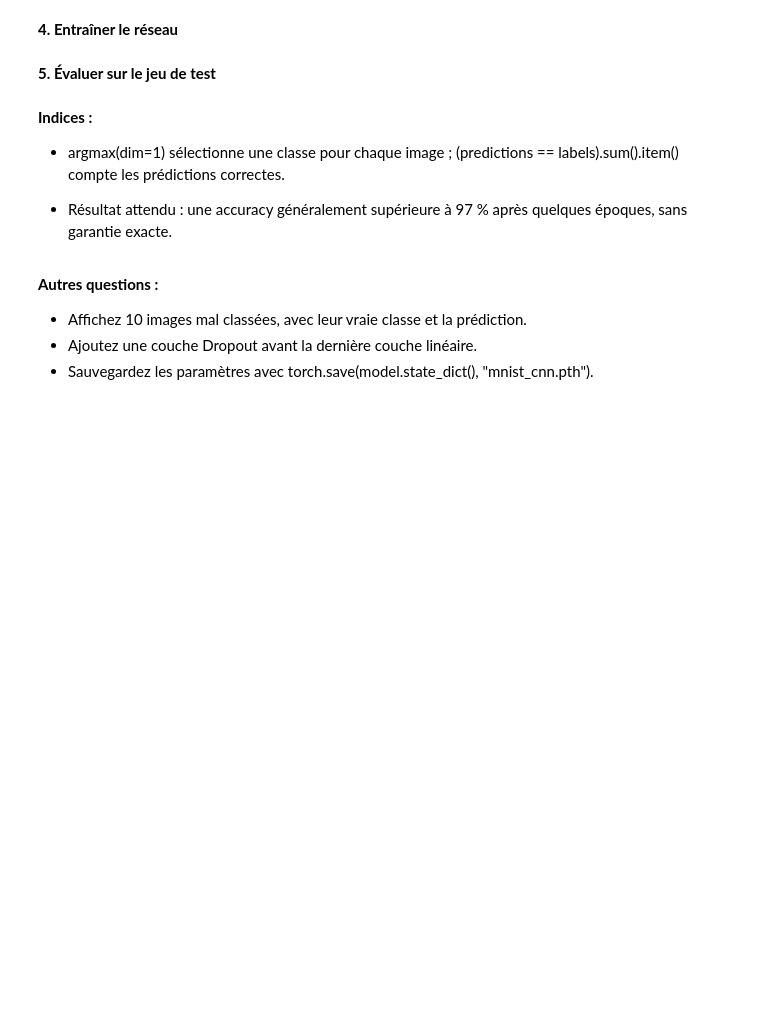
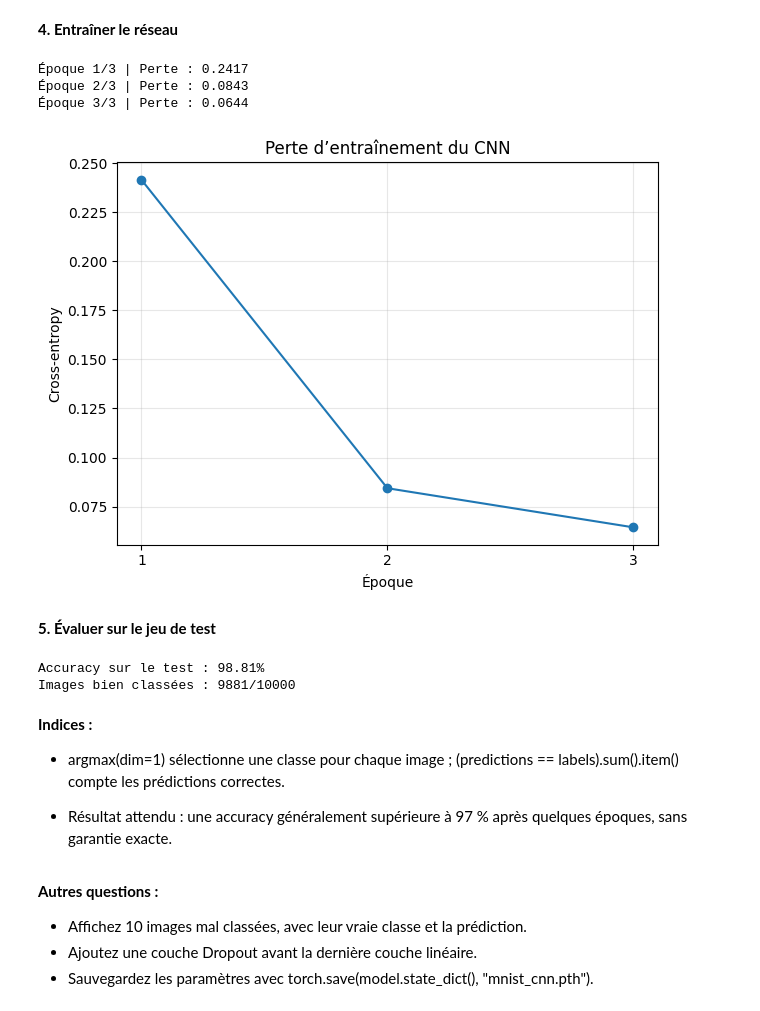
Before and after one commit to Seemo0/IAGEN-Activit-Pratique-N-1, a Jupyter notebook: Activité pratique Bases de Pytorch.ipynb, the cells around one changed output. Saved outputs shown, nothing was run; the diff lists cells and outputs as text; code cells hidden in the pictures; blank space fills up the shorter version.

```diff
--- a/Activité pratique Bases de Pytorch.ipynb
+++ b/Activité pratique Bases de Pytorch.ipynb
@@ -1480,8 +1488,8 @@ class MNISTClassifier(nn.Module):
 
         self.features = nn.Sequential(
             nn.Conv2d(
-                in_channels=...,
-                out_channels=...,
+                in_channels=1,
+                out_channels=16,
                 kernel_size=3,
                 padding=1
             ),
@@ -1489,8 +1497,8 @@ class MNISTClassifier(nn.Module):
             nn.MaxPool2d(kernel_size=2),
 
             nn.Conv2d(
-                in_channels=...,
-                out_channels=...,
+                in_channels=16,
+                out_channels=32,
                 kernel_size=3,
                 padding=1
             ),
@@ -1500,14 +1508,15 @@ class MNISTClassifier(nn.Module):
 
         self.classifier = nn.Sequential(
             nn.Flatten(),
-            nn.Linear(..., 128),
+            nn.Linear(32 * 7 * 7, 128),
             nn.ReLU(),
-            nn.Linear(128, ...)
+            nn.Dropout(p=0.5),
+            nn.Linear(128, 10)
         )
 
     def forward(self, x):
-        x = ...
-        x = ...
+        x = self.features(x)
+        x = self.classifier(x)
         return x
 
 
@@ -1532,38 +1546,51 @@ optimizer = torch.optim.Adam(model.parameters(), lr=0.001)
 epochs = 3
 loss_history = []
 
 for epoch in range(epochs):
     model.train()
     total_loss = 0.0
 
     for images, labels in train_loader:
         images = images.to(device)
         labels = labels.to(device)
 
         # 1. Réinitialiser les gradients
-        ...
+        optimizer.zero_grad()
 
         # 2. Calculer les scores
-        logits = ...
+        logits = model(images)
 
         # 3. Calculer la perte
-        loss = ...
+        loss = criterion(logits, labels)
 
         # 4. Calculer les gradients
-        ...
+        loss.backward()
 
         # 5. Mettre à jour les paramètres
-        ...
+        optimizer.step()
 
         total_loss += loss.item() * images.size(0)
 
     average_loss = total_loss / len(train_dataset)
     loss_history.append(average_loss)
 
     print(
         f"Époque {epoch + 1}/{epochs} "
         f"| Perte : {average_loss:.4f}"
     )
+plt.plot(range(1, epochs + 1), loss_history, marker="o")
+plt.xticks(range(1, epochs + 1))
+plt.xlabel("Époque")
+plt.ylabel("Cross-entropy")
+plt.title("Perte d’entraînement du CNN")
+plt.grid(alpha=0.3)
+plt.tight_layout()
+plt.show()
+# %% [output]
+Époque 1/3 | Perte : 0.2417
+Époque 2/3 | Perte : 0.0843
+Époque 3/3 | Perte : 0.0644
+[figure, added]
 # %% [markdown]
 **5. Évaluer sur le jeu de test**
 # %%
@@ -1571,6 +1598,8 @@ model.eval()
 
 correct = 0
 total = 0
+all_predictions = []
+all_labels = []
 
 with torch.no_grad():
     for images, labels in test_loader:
@@ -1580,14 +1609,22 @@ with torch.no_grad():
         logits = model(images)
 
         # Classe ayant le score le plus élevé
-        predictions = ...
+        predictions = logits.argmax(dim=1)
 
         # Compter les bonnes prédictions
-        correct += ...
+        correct += (predictions == labels).sum().item()
         total += labels.size(0)
+        all_predictions.append(predictions.cpu())
+        all_labels.append(labels.cpu())
 
 accuracy = correct / total
 print(f"Accuracy sur le test : {accuracy:.2%}")
+y_pred = torch.cat(all_predictions)
+y_true = torch.cat(all_labels)
+print(f"Images bien classées : {correct}/{total}")
+# %% [output]
+Accuracy sur le test : 98.81%
+Images bien classées : 9881/10000
 # %% [markdown]
 **Indices :**
 
```
Also changed, not shown: parts of 9 cells of this notebook.
